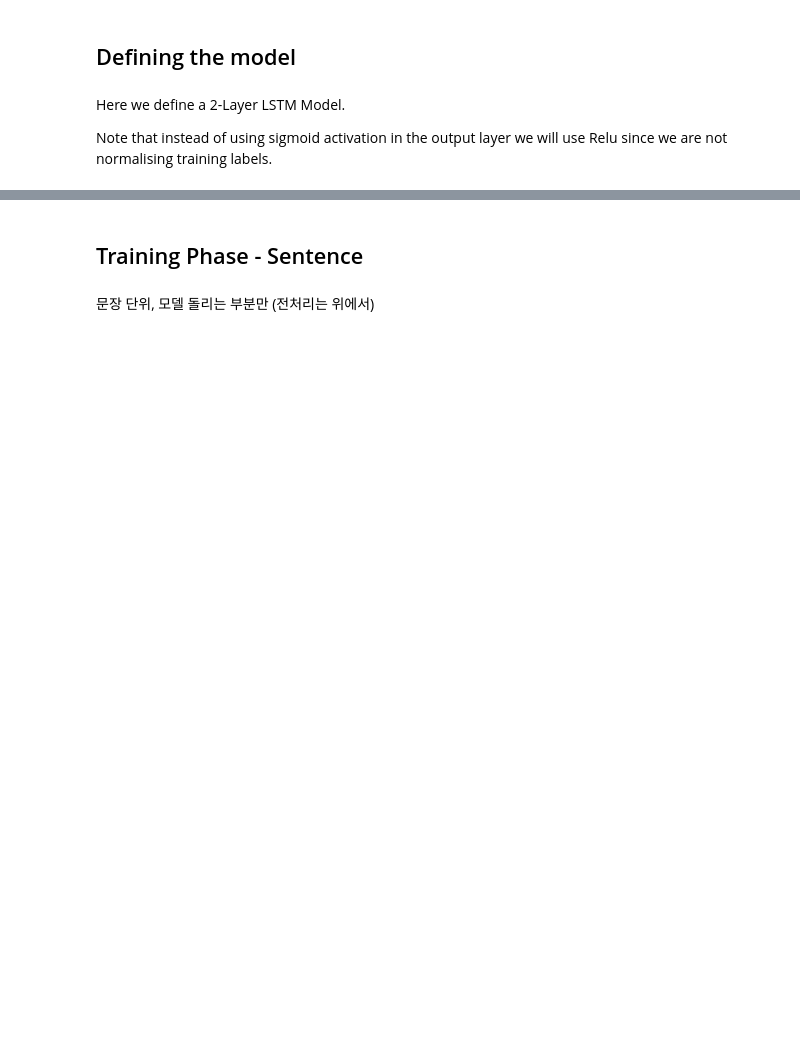
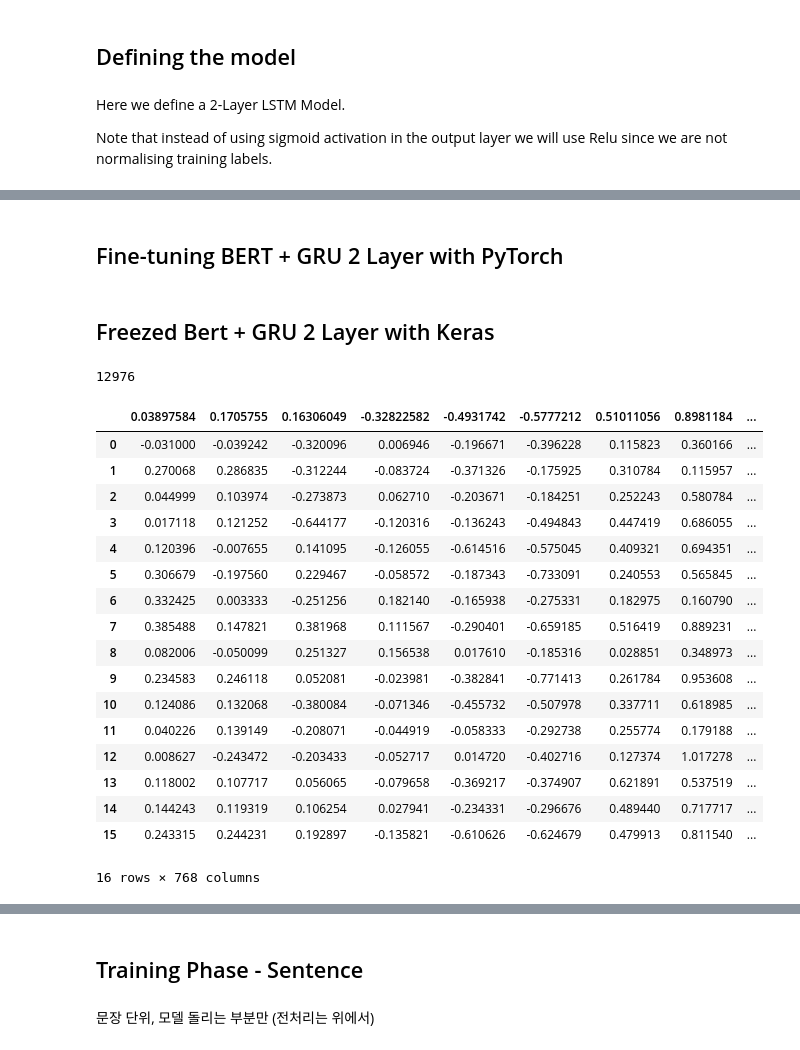
Before and after one commit to mint3759/AES-for-Korean, a Jupyter notebook: Training BERT Model.ipynb, the cells around one changed output, grey strips where cells are left out. Drawn from its saved outputs; the diff is of its cells as text; code cells hidden in the pictures; blank space fills up the shorter version.

```diff
--- a/Training BERT Model.ipynb
+++ b/Training BERT Model.ipynb
@@ -207,0 +254,24 @@ TypeError: 'int' object is not callable
+# %%
+import csv
+ff = open(os.path.join(SAVE_DIR, 'embedded_features_special_tokens.csv'), 'a', newline='')
+writer_ff = csv.writer(ff)
+# %%
+import psutil
+
+with torch.no_grad():
+  print("ix, gpu memory, cpu usage, vm usage, data size ")
+  for ix in range(len(padded_tokenized_essay)):
+    if ix % 100 == 0:
+      print(ix, torch.cuda.memory_allocated(0), psutil.cpu_percent(), psutil.virtual_memory()[2])
+    sen = torch.tensor(padded_tokenized_essay[ix]).cuda()
+    mask = torch.tensor(attention_mask_essay[ix]).cuda()
+    last_hidden_states_train = model(sen, attention_mask=mask)
+    embedded_features = last_hidden_states_train[0].detach().cpu()[:, 0, :].numpy()
+    # embedded_essay.append(embedded_features)
+    for i in embedded_features:
+      writer_ff.writerow(i)
+    #np.savetxt(os.path.join(SAVE_DIR, 'embedded_features.csv'), embedded_features, delimiter=",")
+    del sen, mask, last_hidden_states_train, embedded_features
+    torch.cuda.empty_cache()
+
+torch.cuda.empty_cache()
@@ -207,0 +300,5 @@ TypeError: 'int' object is not callable
+# %%
+embedded_essay_raw = pd.read_csv(os.path.join(DATASET_DIR, 'embedded_features_special_tokens.csv'), sep=',', encoding='ISO-8859-1')
+#embedded_essay_raw = pd.read_csv(os.path.join(DATASET_DIR, 'embedded_features_raw.csv'), sep=',', encoding='ISO-8859-1')
+#embedded_essay_raw = pd.read_csv(os.path.join(DATASET_DIR, 'embedded_features.csv'), sep=',', encoding='ISO-8859-1')
+embedded_essay = []
@@ -207,0 +309,11 @@ TypeError: 'int' object is not callable
+# %%
+from keras.preprocessing.sequence import pad_sequences
+
+tmp_ix = 0
+for ix, essay_raw in enumerate(padded_tokenized_essay):
+  if ix % 500 == 0:
+    print(ix)
+  tmp_len = len(essay_raw)
+  essay = embedded_essay_raw[tmp_ix:tmp_ix + tmp_len]
+  embedded_essay.append(essay)
+  tmp_ix += tmp_len
@@ -398,0 +409,2 @@ print(tttt_max, tttt_ix)
+# %% [markdown]
+## Fine-tuning BERT + GRU 2 Layer with PyTorch
@@ -398,0 +416,2 @@ print(tttt_max, tttt_ix)
+# %% [markdown]
+## Freezed Bert + GRU 2 Layer with Keras
@@ -398,0 +455,26 @@ print(tttt_max, tttt_ix)
+# %%
+y
+len(embedded_essay)
+# %% [output]
+12976
+# %%
+embedded_essay[0]
+# %% [output]
+|  | 0.03897584 | 0.1705755 | 0.16306049 | -0.32822582 | -0.4931742 | -0.5777212 | 0.51011056 | 0.8981184 | ... |
+| 0 | -0.031000 | -0.039242 | -0.320096 | 0.006946 | -0.196671 | -0.396228 | 0.115823 | 0.360166 | ... |
+| 1 | 0.270068 | 0.286835 | -0.312244 | -0.083724 | -0.371326 | -0.175925 | 0.310784 | 0.115957 | ... |
+| 2 | 0.044999 | 0.103974 | -0.273873 | 0.062710 | -0.203671 | -0.184251 | 0.252243 | 0.580784 | ... |
+| 3 | 0.017118 | 0.121252 | -0.644177 | -0.120316 | -0.136243 | -0.494843 | 0.447419 | 0.686055 | ... |
+| 4 | 0.120396 | -0.007655 | 0.141095 | -0.126055 | -0.614516 | -0.575045 | 0.409321 | 0.694351 | ... |
+| 5 | 0.306679 | -0.197560 | 0.229467 | -0.058572 | -0.187343 | -0.733091 | 0.240553 | 0.565845 | ... |
+| 6 | 0.332425 | 0.003333 | -0.251256 | 0.182140 | -0.165938 | -0.275331 | 0.182975 | 0.160790 | ... |
+| 7 | 0.385488 | 0.147821 | 0.381968 | 0.111567 | -0.290401 | -0.659185 | 0.516419 | 0.889231 | ... |
+| 8 | 0.082006 | -0.050099 | 0.251327 | 0.156538 | 0.017610 | -0.185316 | 0.028851 | 0.348973 | ... |
+| 9 | 0.234583 | 0.246118 | 0.052081 | -0.023981 | -0.382841 | -0.771413 | 0.261784 | 0.953608 | ... |
+| 10 | 0.124086 | 0.132068 | -0.380084 | -0.071346 | -0.455732 | -0.507978 | 0.337711 | 0.618985 | ... |
+| 11 | 0.040226 | 0.139149 | -0.208071 | -0.044919 | -0.058333 | -0.292738 | 0.255774 | 0.179188 | ... |
+| 12 | 0.008627 | -0.243472 | -0.203433 | -0.052717 | 0.014720 | -0.402716 | 0.127374 | 1.017278 | ... |
+| 13 | 0.118002 | 0.107717 | 0.056065 | -0.079658 | -0.369217 | -0.374907 | 0.621891 | 0.537519 | ... |
+| 14 | 0.144243 | 0.119319 | 0.106254 | 0.027941 | -0.234331 | -0.296676 | 0.489440 | 0.717717 | ... |
+| 15 | 0.243315 | 0.244231 | 0.192897 | -0.135821 | -0.610626 | -0.624679 | 0.479913 | 0.811540 | ... |
+16 rows × 768 columns
```
Also changed, not shown: parts of 37 cells of this notebook.
